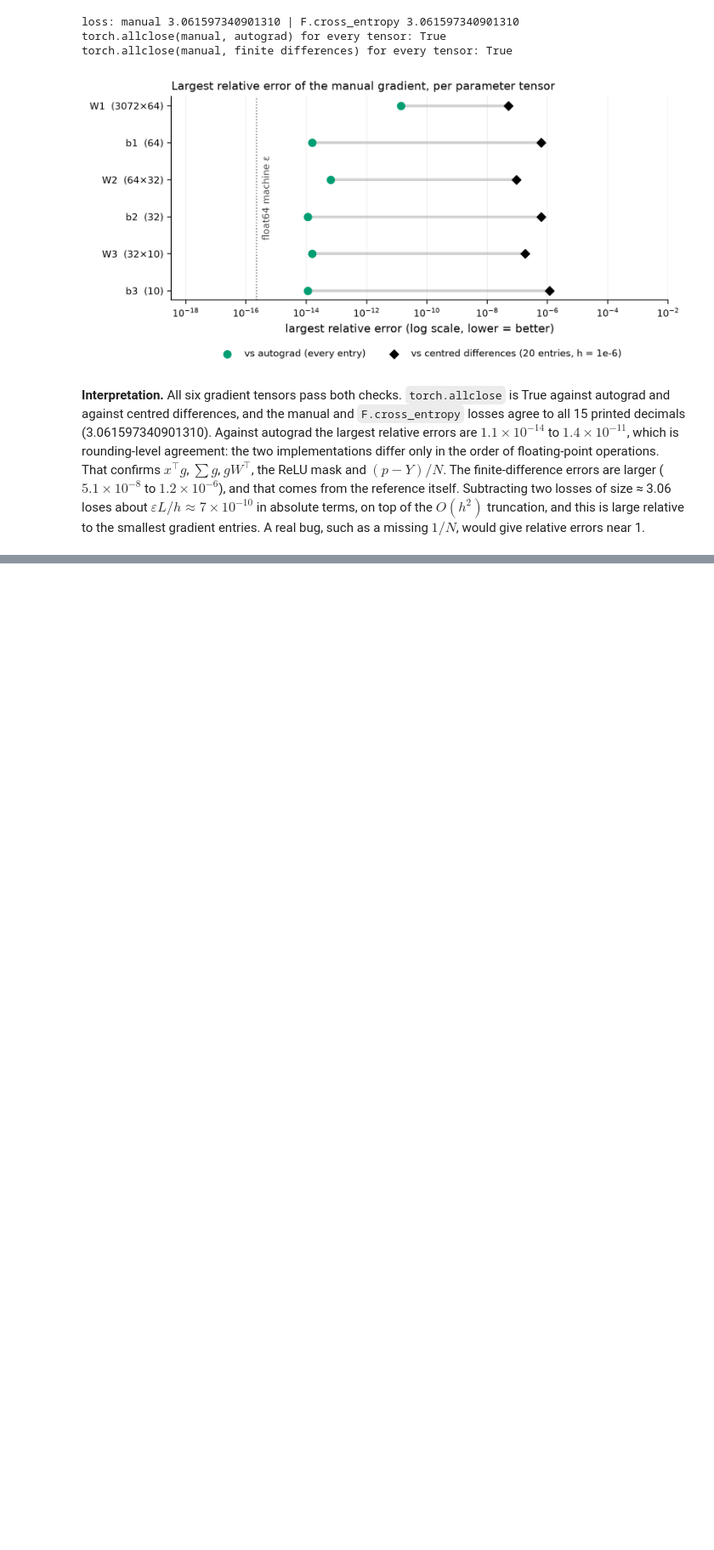
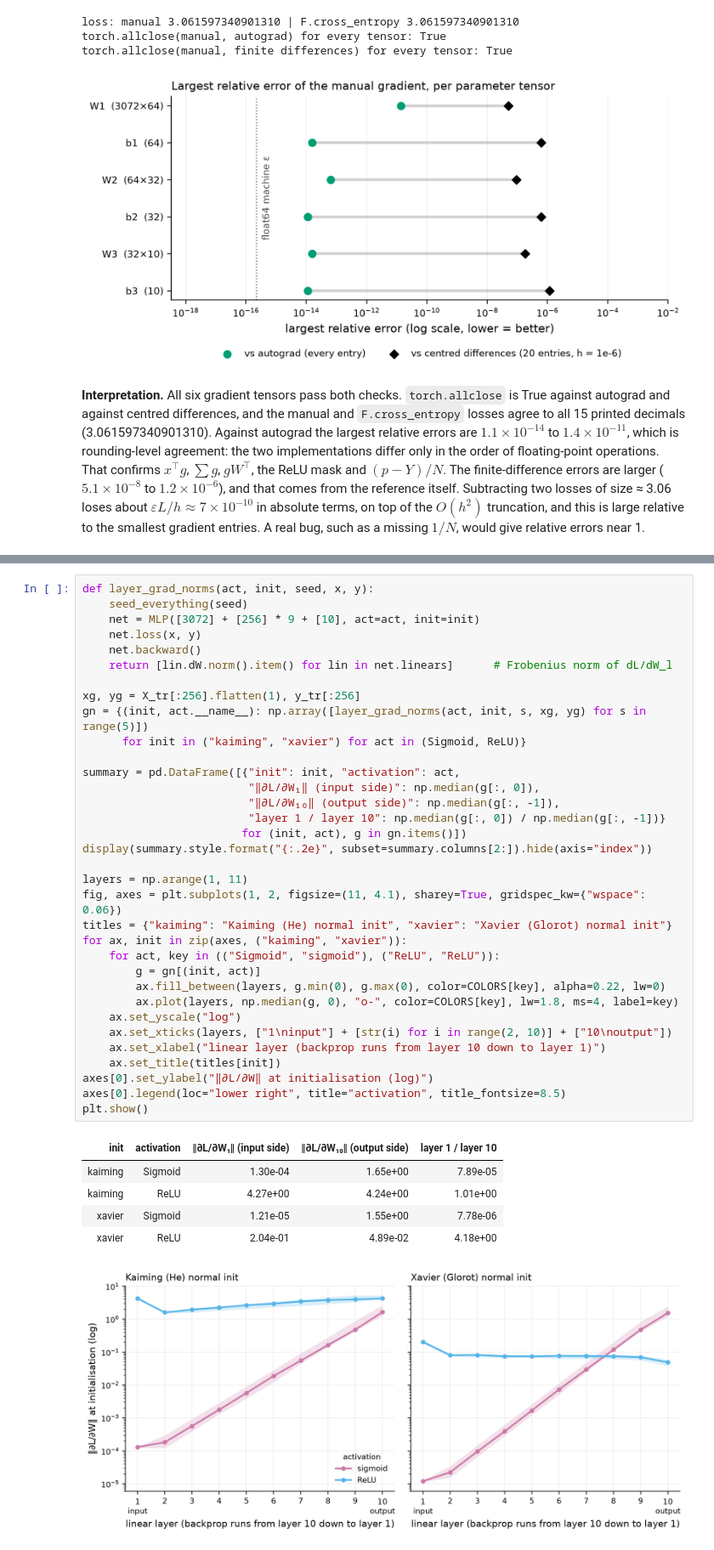
Before and after one commit to achintha-hathurusingha/en4554-a02-cnns, a Jupyter notebook: a02_cnns.ipynb, the cells around one changed output, grey strips where cells are left out. Shown at 85% size. Drawn from its saved outputs; the diff is of its cells as text; blank space fills up the shorter version.

```diff
--- a/a02_cnns.ipynb
+++ b/a02_cnns.ipynb
@@ -464,0 +570,41 @@ torch.allclose(manual, finite differences) for every tensor: True
+# %%
+def layer_grad_norms(act, init, seed, x, y):
+    seed_everything(seed)
+    net = MLP([3072] + [256] * 9 + [10], act=act, init=init)
+    net.loss(x, y)
+    net.backward()
+    return [lin.dW.norm().item() for lin in net.linears]      # Frobenius norm of dL/dW_l
+
+xg, yg = X_tr[:256].flatten(1), y_tr[:256]
+gn = {(init, act.__name__): np.array([layer_grad_norms(act, init, s, xg, yg) for s in range(5)])
+      for init in ("kaiming", "xavier") for act in (Sigmoid, ReLU)}
+
+summary = pd.DataFrame([{"init": init, "activation": act,
+                         "‖∂L/∂W₁‖ (input side)": np.median(g[:, 0]),
+                         "‖∂L/∂W₁₀‖ (output side)": np.median(g[:, -1]),
+                         "layer 1 / layer 10": np.median(g[:, 0]) / np.median(g[:, -1])}
+                        for (init, act), g in gn.items()])
+display(summary.style.format("{:.2e}", subset=summary.columns[2:]).hide(axis="index"))
+
+layers = np.arange(1, 11)
+fig, axes = plt.subplots(1, 2, figsize=(11, 4.1), sharey=True, gridspec_kw={"wspace": 0.06})
+titles = {"kaiming": "Kaiming (He) normal init", "xavier": "Xavier (Glorot) normal init"}
+for ax, init in zip(axes, ("kaiming", "xavier")):
+    for act, key in (("Sigmoid", "sigmoid"), ("ReLU", "ReLU")):
+        g = gn[(init, act)]
+        ax.fill_between(layers, g.min(0), g.max(0), color=COLORS[key], alpha=0.22, lw=0)
+        ax.plot(layers, np.median(g, 0), "o-", color=COLORS[key], lw=1.8, ms=4, label=key)
+    ax.set_yscale("log")
+    ax.set_xticks(layers, ["1\ninput"] + [str(i) for i in range(2, 10)] + ["10\noutput"])
+    ax.set_xlabel("linear layer (backprop runs from layer 10 down to layer 1)")
+    ax.set_title(titles[init])
+axes[0].set_ylabel("‖∂L/∂W‖ at initialisation (log)")
+axes[0].legend(loc="lower right", title="activation", title_fontsize=8.5)
+plt.show()
+# %% [output]
+| init | activation | ‖∂L/∂W₁‖ (input side) | ‖∂L/∂W₁₀‖ (output side) | layer 1 / layer 10 |
+| kaiming | Sigmoid | 1.30e-04 | 1.65e+00 | 7.89e-05 |
+| kaiming | ReLU | 4.27e+00 | 4.24e+00 | 1.01e+00 |
+| xavier | Sigmoid | 1.21e-05 | 1.55e+00 | 7.78e-06 |
+| xavier | ReLU | 2.04e-01 | 4.89e-02 | 4.18e+00 |
+[figure, added]
```
Also changed, not shown: parts of 6 cells of this notebook, 1 other file.
